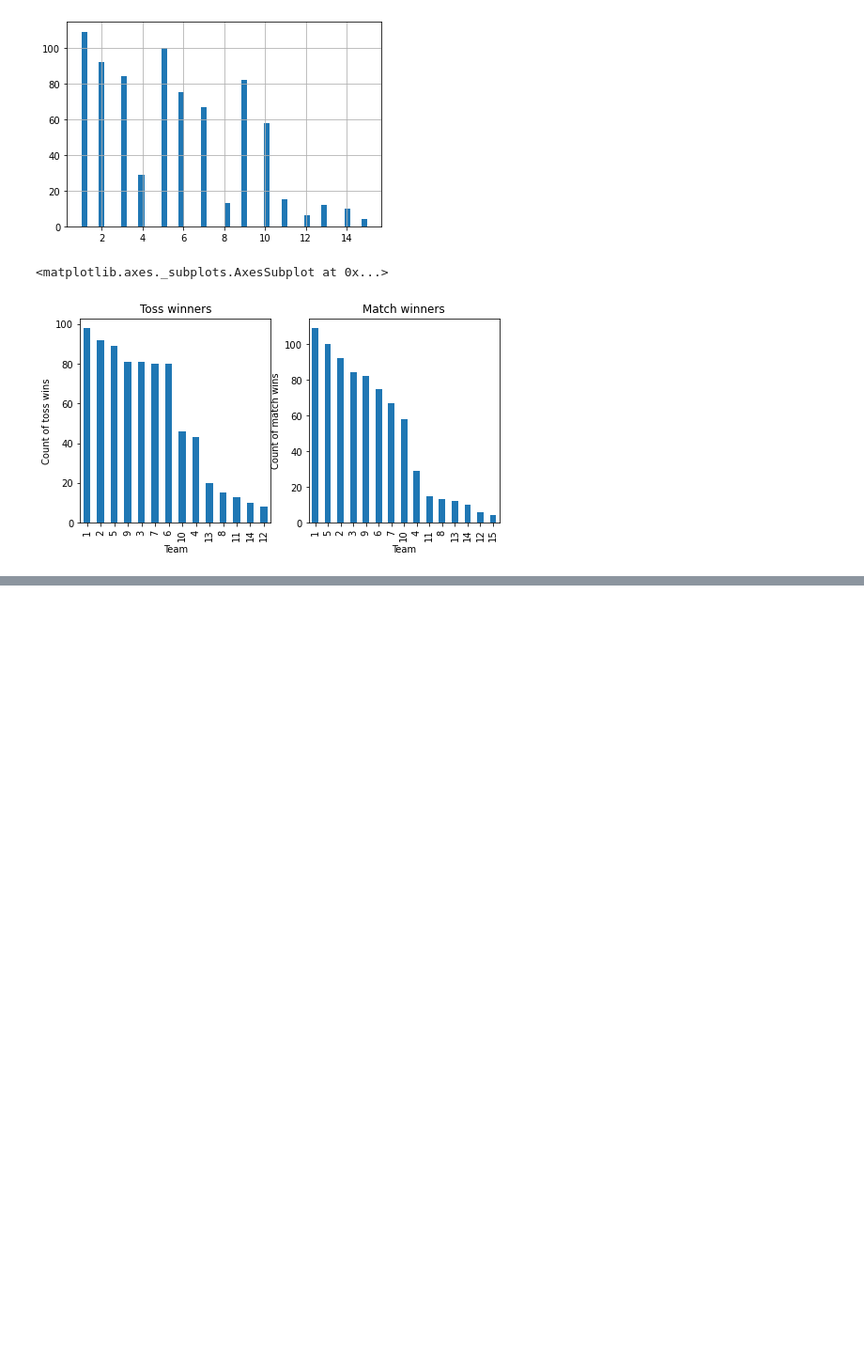
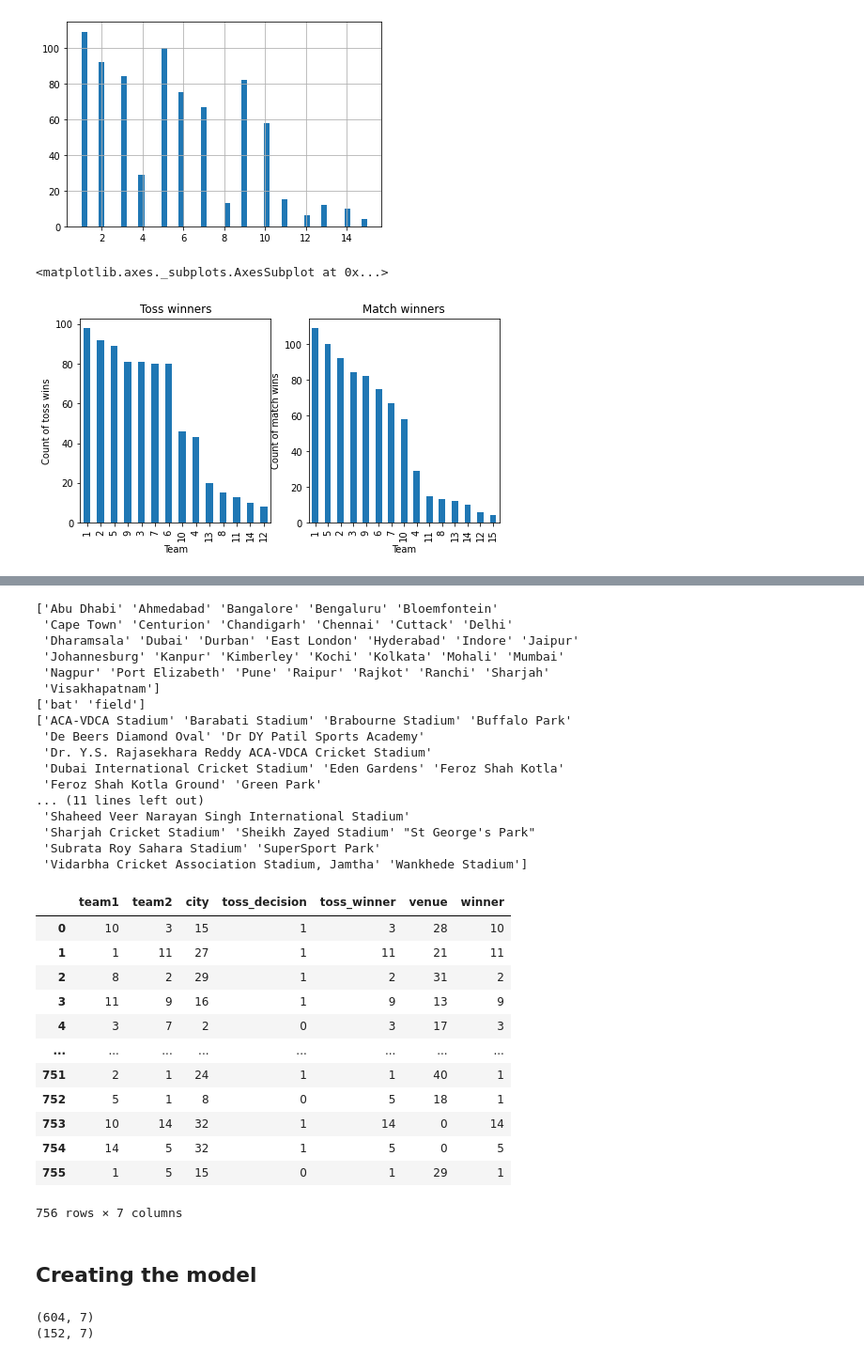
Before and after one commit to Ash1506/Cricket-score-predictor, a Jupyter notebook: Cricket score predictor.ipynb, the cells around one changed output, grey strips where cells are left out. Shown at 94% size. Drawn from its saved outputs; the diff is of its cells as text; code cells hidden in the pictures; blank space fills up the shorter version.

```diff
--- a/Cricket score predictor.ipynb
+++ b/Cricket score predictor.ipynb
@@ -372,0 +430,50 @@ match_wins.plot(kind='bar')
+# %%
+#Doing label encoding
+from sklearn.preprocessing import LabelEncoder
+ftr_list=['city','toss_decision','venue']
+encoder=LabelEncoder()
+for ftr in ftr_list:
+    match_df[ftr]=encoder.fit_transform(match_df[ftr])
+    print(encoder.classes_)
+match_df
+# %% [output]
+['Abu Dhabi' 'Ahmedabad' 'Bangalore' 'Bengaluru' 'Bloemfontein'
+ 'Cape Town' 'Centurion' 'Chandigarh' 'Chennai' 'Cuttack' 'Delhi'
+ 'Dharamsala' 'Dubai' 'Durban' 'East London' 'Hyderabad' 'Indore' 'Jaipur'
+ 'Johannesburg' 'Kanpur' 'Kimberley' 'Kochi' 'Kolkata' 'Mohali' 'Mumbai'
+ 'Nagpur' 'Port Elizabeth' 'Pune' 'Raipur' 'Rajkot' 'Ranchi' 'Sharjah'
+ 'Visakhapatnam']
+['bat' 'field']
+['ACA-VDCA Stadium' 'Barabati Stadium' 'Brabourne Stadium' 'Buffalo Park'
+ 'De Beers Diamond Oval' 'Dr DY Patil Sports Academy'
+ 'Dr. Y.S. Rajasekhara Reddy ACA-VDCA Cricket Stadium'
+ 'Dubai International Cricket Stadium' 'Eden Gardens' 'Feroz Shah Kotla'
+ 'Feroz Shah Kotla Ground' 'Green Park'
+... (11 lines left out)
+ 'Shaheed Veer Narayan Singh International Stadium'
+ 'Sharjah Cricket Stadium' 'Sheikh Zayed Stadium' "St George's Park"
+ 'Subrata Roy Sahara Stadium' 'SuperSport Park'
+ 'Vidarbha Cricket Association Stadium, Jamtha' 'Wankhede Stadium']
+|  | team1 | team2 | city | toss_decision | toss_winner | venue | winner |
+| 0 | 10 | 3 | 15 | 1 | 3 | 28 | 10 |
+| 1 | 1 | 11 | 27 | 1 | 11 | 21 | 11 |
+| 2 | 8 | 2 | 29 | 1 | 2 | 31 | 2 |
+| 3 | 11 | 9 | 16 | 1 | 9 | 13 | 9 |
+| 4 | 3 | 7 | 2 | 0 | 3 | 17 | 3 |
+| ... | ... | ... | ... | ... | ... | ... | ... |
+| 751 | 2 | 1 | 24 | 1 | 1 | 40 | 1 |
+| 752 | 5 | 1 | 8 | 0 | 5 | 18 | 1 |
+| 753 | 10 | 14 | 32 | 1 | 14 | 0 | 14 |
+| 754 | 14 | 5 | 32 | 1 | 5 | 0 | 5 |
+| 755 | 1 | 5 | 15 | 0 | 1 | 29 | 1 |
+756 rows × 7 columns
+# %% [markdown]
+## Creating the model
+# %%
+from sklearn.model_selection import train_test_split
+train_df,test_df=train_test_split(match_df,test_size=0.2,random_state=5)
+print(train_df.shape)
+print(test_df.shape)
+# %% [output]
+(604, 7)
+(152, 7)
```
Also changed, not shown: parts of 8 cells of this notebook.
